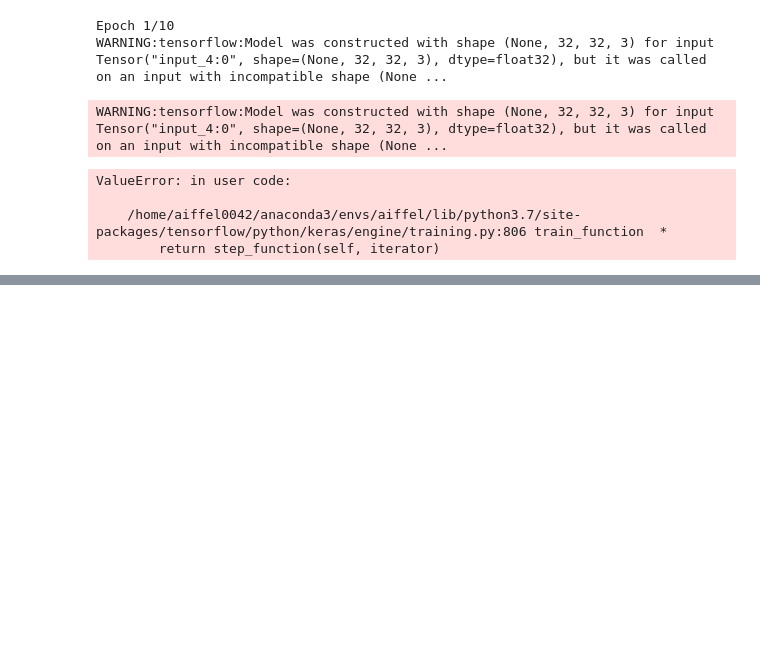
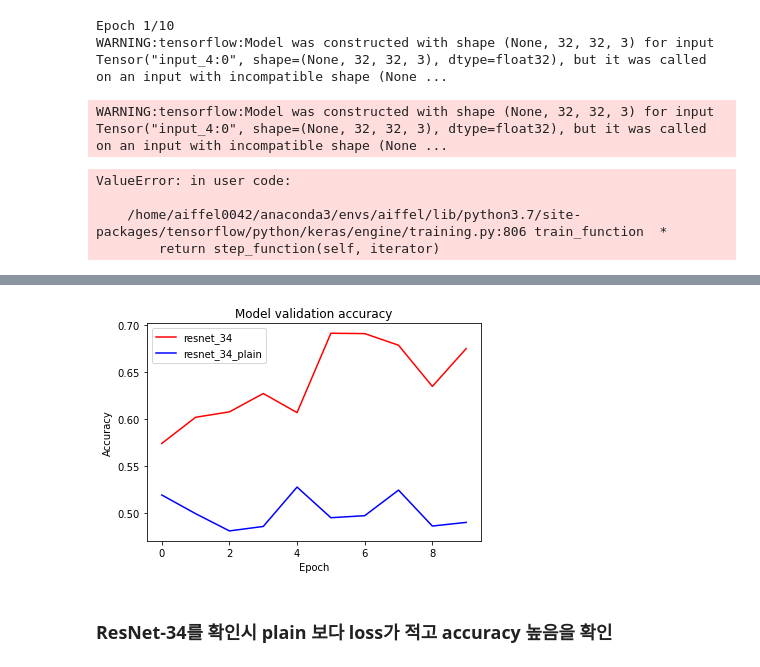
Before and after one commit to comcomet/first-repository, a Jupyter notebook: GD2/GD2_resnet.ipynb, the cells around one changed output, grey strips where cells are left out. Cells and saved outputs as stored; diff of their text form; code cells hidden in the pictures; blank space fills up the shorter version.

```diff
--- a/GD2/GD2_resnet.ipynb
+++ b/GD2/GD2_resnet.ipynb
@@ -619,0 +622,12 @@ plt.show()
+# %%
+plt.plot(history_34.history['val_accuracy'], 'r')
+plt.plot(history_34_plain.history['val_accuracy'], 'b')
+plt.title('Model validation accuracy')
+plt.ylabel('Accuracy')
+plt.xlabel('Epoch')
+plt.legend(['resnet_34', 'resnet_34_plain'], loc='upper left')
+plt.show()
+# %% [output]
+[figure, added]
+# %% [markdown]
+### ResNet-34를 확인시 plain 보다 loss가 적고 accuracy 높음을 확인
```
Also changed, not shown: parts of 2 cells of this notebook.
